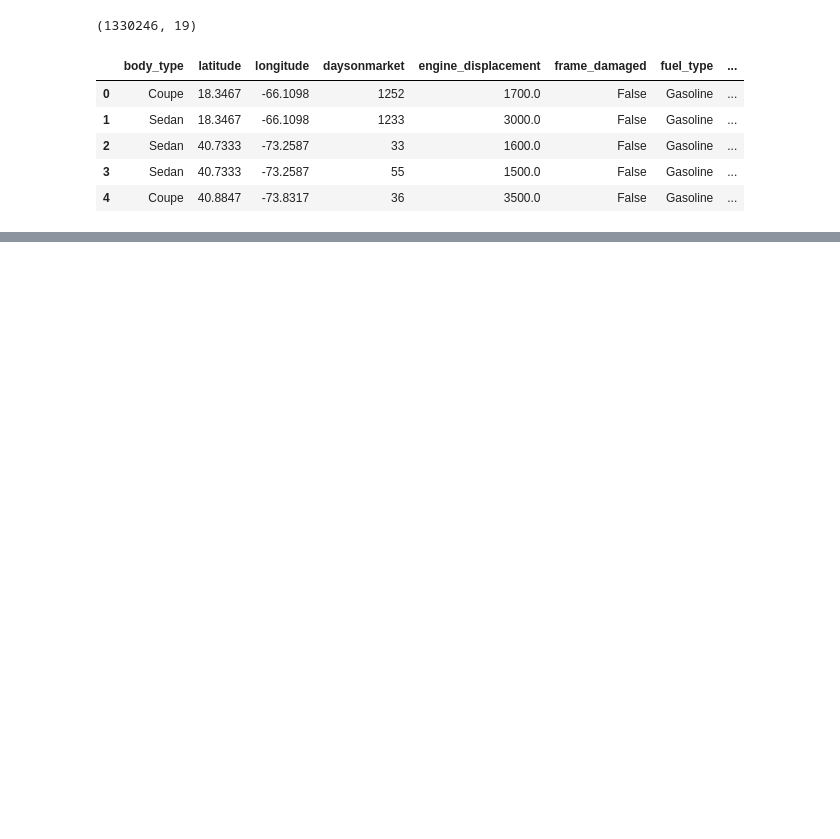
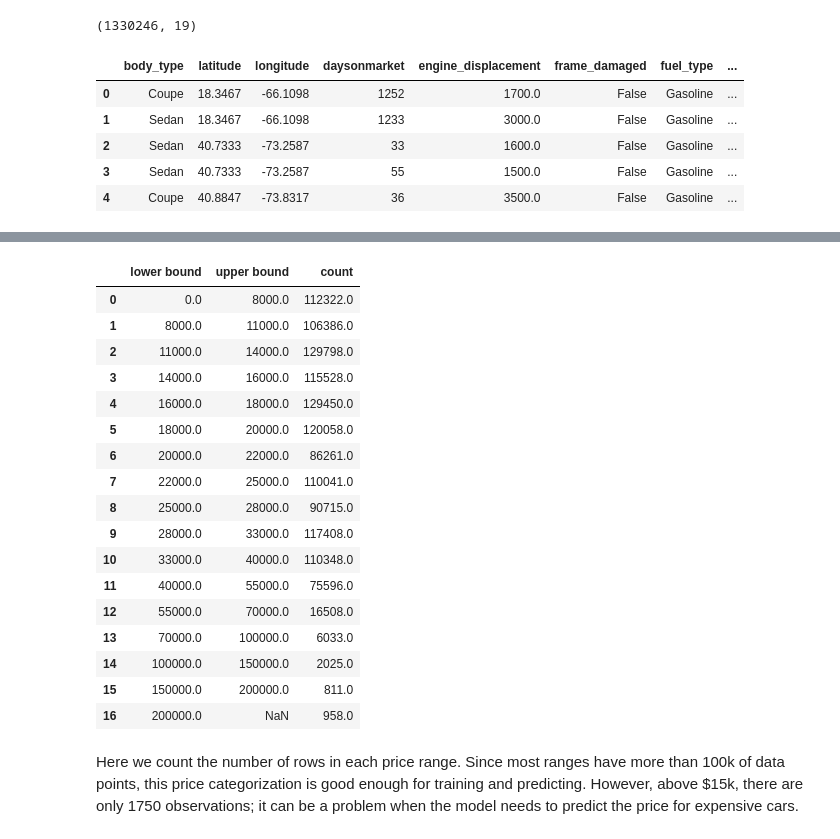
Before and after one commit to COGS118A/Group056-Sp22, a Jupyter notebook: FinalProjectGroup056-Sp22.ipynb, the cells around one changed output, grey strips where cells are left out. Cells and saved outputs as stored; diff of their text form; code cells hidden in the pictures; blank space fills up the shorter version.

```diff
--- a/FinalProjectGroup056-Sp22.ipynb
+++ b/FinalProjectGroup056-Sp22.ipynb
@@ -94,0 +189,7 @@ sns.displot(df, x="")
+# %%
+pa_c, priceInterval = pd.qcut(x=df_pa, q=12, retbins=True)
+del pa_c
+priceInterval[0] = 0
+for i in range(priceInterval.shape[0]):
+    priceInterval[i] = int(round(priceInterval[i], -3))
+priceInterval
@@ -94,0 +202,39 @@ sns.displot(df, x="")
+# %%
+priceInterval = priceInterval[0:-1].tolist()
+priceInterval[6] = 20000
+priceInterval.extend([55000, 70000, 100000, 150000, 200000])
+# %%
+price_count = pd.DataFrame({'lower bound':[], 'upper bound':[], 'count': []})
+for i in range(len(priceInterval)):
+    lower = priceInterval[i]
+    if i < len(priceInterval) - 1:
+        upper = priceInterval[i + 1]
+        rowCount = df_pa.loc[(df_pa >= lower) & (df_pa < upper)].shape[0]
+        price_count.loc[len(price_count.index)] = [lower, upper, rowCount]
+    else:
+        rowCount = df_pa.loc[(df_pa >= lower)].shape[0]
+        price_count.loc[len(price_count.index)] = [lower, np.nan, rowCount]
+        break
+
+price_count
+# %% [output]
+|  | lower bound | upper bound | count |
+| 0 | 0.0 | 8000.0 | 112322.0 |
+| 1 | 8000.0 | 11000.0 | 106386.0 |
+| 2 | 11000.0 | 14000.0 | 129798.0 |
+| 3 | 14000.0 | 16000.0 | 115528.0 |
+| 4 | 16000.0 | 18000.0 | 129450.0 |
+| 5 | 18000.0 | 20000.0 | 120058.0 |
+| 6 | 20000.0 | 22000.0 | 86261.0 |
+| 7 | 22000.0 | 25000.0 | 110041.0 |
+| 8 | 25000.0 | 28000.0 | 90715.0 |
+| 9 | 28000.0 | 33000.0 | 117408.0 |
+| 10 | 33000.0 | 40000.0 | 110348.0 |
+| 11 | 40000.0 | 55000.0 | 75596.0 |
+| 12 | 55000.0 | 70000.0 | 16508.0 |
+| 13 | 70000.0 | 100000.0 | 6033.0 |
+| 14 | 100000.0 | 150000.0 | 2025.0 |
+| 15 | 150000.0 | 200000.0 | 811.0 |
+| 16 | 200000.0 | NaN | 958.0 |
+# %% [markdown]
+Here we count the number of rows in each price range. Since most ranges have more than 100k of data points, this price categorization is good enough for training and predicting. However, above $15k, there are only 1750 observations; it can be a problem when the model needs to predict the price for expensive cars.
```
Also changed, not shown: parts of 50 cells of this notebook.
